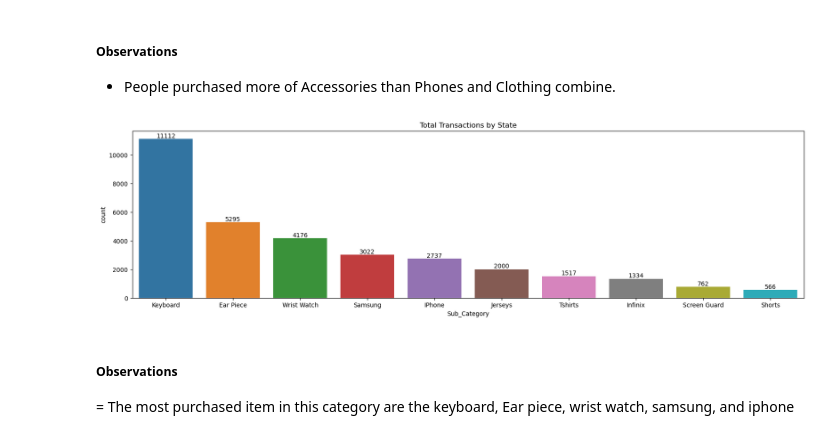
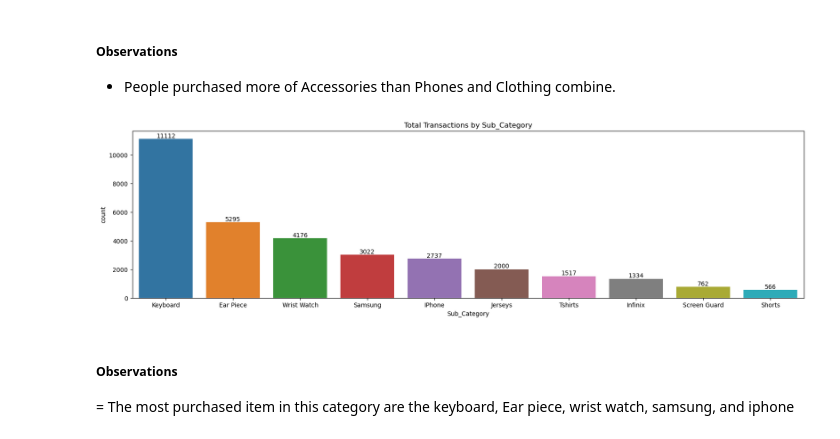
Before and after one commit to Akanniabdulwahab/Exploratory_Data_Analysis_for_a_retail_company, a Jupyter notebook: Retail Company.ipynb, the cells around one changed output. Saved outputs shown, nothing was run; the diff lists cells and outputs as text; code cells hidden in the pictures.

```diff
--- a/Retail Company.ipynb
+++ b/Retail Company.ipynb
@@ -445,13 +445,13 @@ plt.title('Total Transactions by Product Category');
 # %%
 plt.figure(figsize = (20,5))
 
 topten = sales['Sub_Category'].value_counts().head(10)
 ax = sns.countplot(x = 'Sub_Category', data = sales, order = topten.index)
 values = sales['Sub_Category'].value_counts(ascending = False).values
 ax.bar_label(container = ax.containers[0], label = values);
-plt.title('Total Transactions by State');
+plt.title('Total Transactions by Sub_Category');
 # %% [output]
-[figure, old version]
+[figure, new version]
 # %% [markdown]
 ##### **Observations**
 = The most purchased item in this category are the keyboard, Ear piece, wrist watch, samsung, and iphone
```
Also changed, not shown: parts of 11 cells of this notebook.
